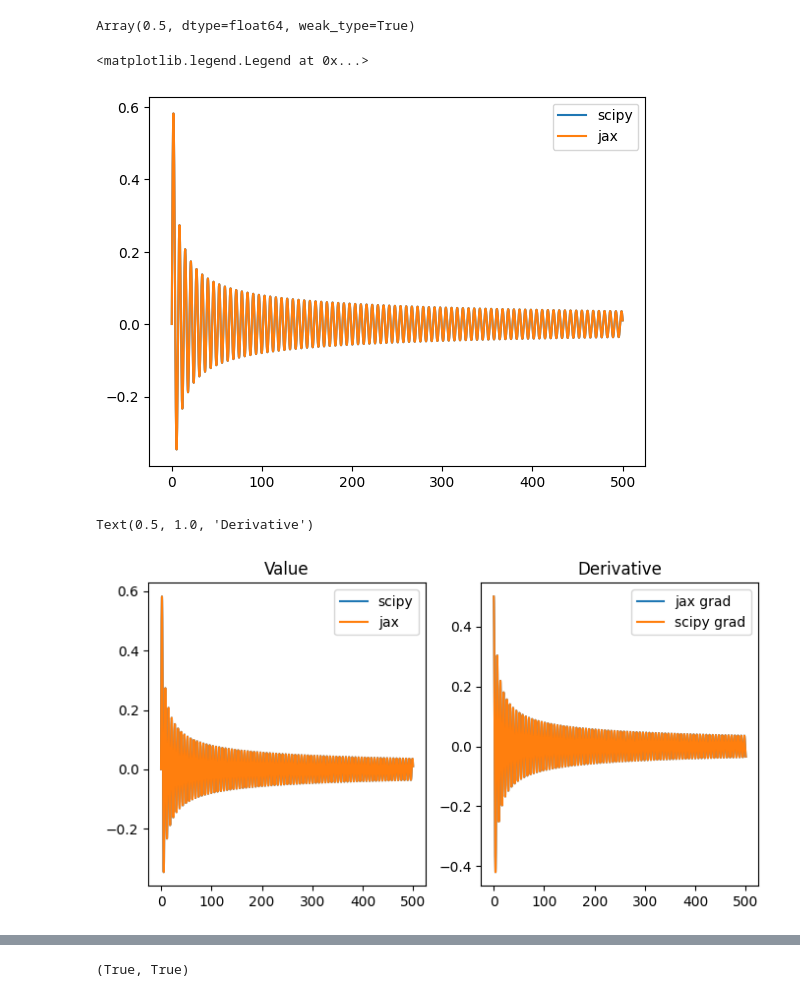
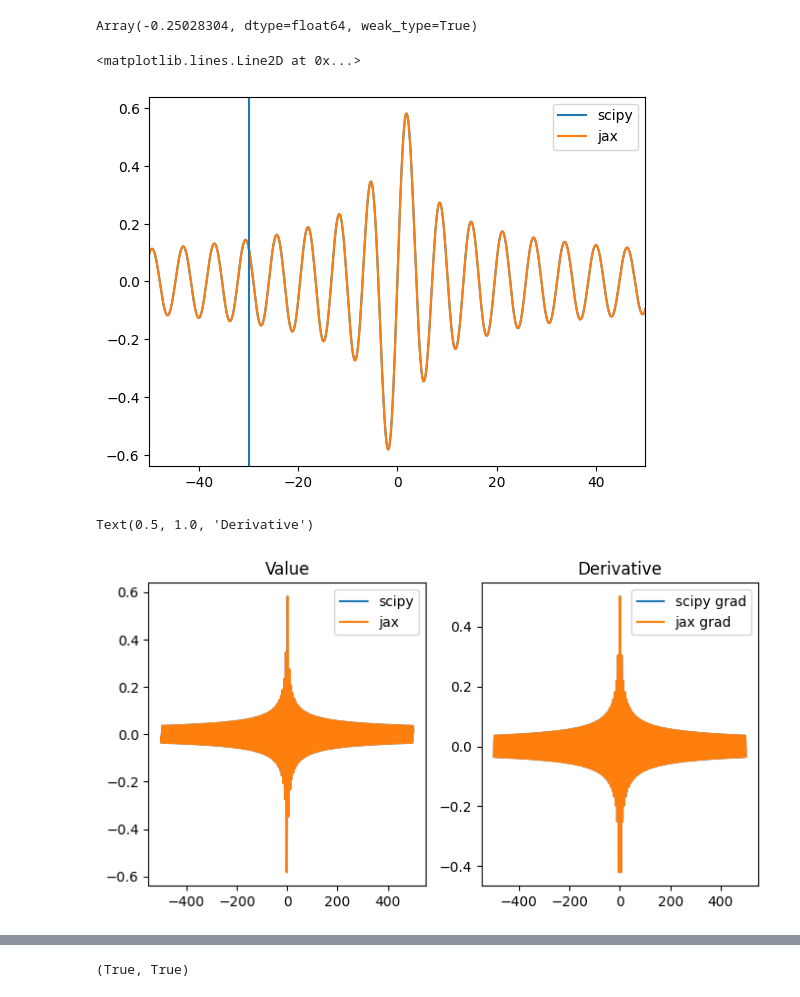
Before and after one commit to benjaminpope/sibylla, a Jupyter notebook: notebooks/bessel_test.ipynb, the cells around one changed output, grey strips where cells are left out. Cells and saved outputs as stored; diff of their text form; code cells hidden in the pictures.

Commit message:
fix bessel function for absolute value of x symmetry

```diff
--- a/notebooks/bessel_test.ipynb
+++ b/notebooks/bessel_test.ipynb
@@ -28,7 +28,8 @@ def beta1(x):
     float
         value of the bessel function
     '''
-    return 1. + 3./16./x**2 -(99./512.)/x**4 + (6597./8192.)/x**6 - (4057965./524288.)/x**8
+
+    return (1. + 3./16./jnp.abs(x)**2 -(99./512.)/jnp.abs(x)**4 + (6597./8192.)/jnp.abs(x)**6 - (4057965./524288.)/jnp.abs(x)**8)
 
 def alpha1(x):
     '''
@@ -44,7 +45,7 @@ def alpha1(x):
     float
         value of the bessel function
     '''
-    return -3./8/x + (21./128.)/x**3 - 1899./5120/x**5 + (543483./229376.)/x**7 - (8027901./262144.)/x**9
+    return -3./8/jnp.abs(x) + (21./128.)/jnp.abs(x)**3 - 1899./5120/jnp.abs(x)**5 + (543483./229376.)/jnp.abs(x)**7 - (8027901./262144.)/jnp.abs(x)**9
 
 def j1_large(x):
     '''
@@ -63,7 +64,7 @@ def j1_large(x):
     '''
 
 
-    return jnp.sqrt(2/np.pi/x)*beta1(x)*jnp.cos(x - (3./4.)*np.pi - alpha1(x))
+    return jnp.sign(x)*(jnp.sqrt(2/np.pi/jnp.abs(x))*beta1(jnp.abs(x))*jnp.cos(jnp.abs(x) - (3./4.)*np.pi - alpha1(jnp.abs(x))))
 
 def j1(x):
     '''
@@ -82,12 +83,13 @@ def j1(x):
     '''
     # use jax to compute the first order bessel function, but for very small values return x
     tol = 1e-4
-    safe = jnp.where(jnp.abs(x)<tol, 5, x) # cast small values to a dummy value that will not give a nan
-    # return jnp.where(x < tol, 0.5*x, bessel_jn(x,v=1,n_iter=24)[1])
-    # write a series of nested where statements that use large n_iter only for large arguments, and at for x>50 it uses j1_large
-    return jnp.where(x<tol, 0.5*x, jnp.where(x < 5., bessel_jn(safe,v=1,n_iter=24)[1],
-            jnp.where(x < 20., bessel_jn(safe,v=1,n_iter=48)[1],
-                jnp.where(x < 30., bessel_jn(safe,v=1,n_iter=64)[1], j1_large(safe)
+    safe = jnp.where(jnp.abs(x)<tol, 5., x) # cast small values to a dummy value that will not give a nan
+
+    # write a series of nested where statements that use large n_iter only for large arguments, and at for x>30 it uses j1_large
+
+    return jnp.where(jnp.abs(x) < tol, 0.5*x, jnp.where(jnp.abs(x) < 5., bessel_jn(safe,v=1,n_iter=24)[1],
+            jnp.where(jnp.abs(x) < 20., bessel_jn(safe,v=1,n_iter=48)[1],
+                jnp.where(jnp.abs(x) < 30., bessel_jn(safe,v=1,n_iter=64)[1], j1_large(safe)
                     ))))
 # %%
 f = jit(vmap(j1))
@@ -103,21 +105,23 @@ x = np.linspace(0,100,1000)
 # %%
-grad(j1)(1e-10) # test good gradients for small values
+grad(j1)(-10.) # test good gradients for small values
 # %% [output]
-Array(0.5, dtype=float64, weak_type=True)
+Array(-0.25028304, dtype=float64, weak_type=True)
 # %%
-x = np.linspace(0.001, 500, 10000)
+x = np.linspace(-500, 500, 10000)
 
 y = jv(1, x)
 yy = j1(x)
-yy_large = j1_large(x)
+# yy_large = j1_large(x)
 gg = gs(x)
 plt.plot(x, y, label="scipy")
 plt.plot(x, yy, label="jax")
 # plt.plot(x, yy_large, label="jax large")
 plt.legend()
+plt.xlim(-50,50)
+plt.axvline(-30)
 # %% [output]
-<matplotlib.legend.Legend at 0x...>
+<matplotlib.lines.Line2D at 0x...>
-[figure, old version]
+[figure, new version]
 # %%
 ## do the plot of the value and the derivative, in subplots (1,2)
 fig, (ax1, ax2) = plt.subplots(1, 2, figsize=(8, 4),sharex=True)
@@ -127,15 +131,16 @@ ax1.plot(x, yy, label="jax")
 ax1.legend()
 ax1.set_title('Value')
 
+gscipy = 0.5 * (jv(0, x) - jv(2, x))
+ax2.plot(x, gscipy, label="scipy grad")
 ax2.plot(x, gg, label="jax grad")
 gscipy = 0.5 * (jv(0, x) - jv(2, x))
-ax2.plot(x, gscipy, label="scipy grad")
 ax2.legend()
 ax2.set_title("Derivative")
 # ax1.set_xlim(0, 25)
 # %% [output]
 Text(0.5, 1.0, 'Derivative')
-[figure, old version]
+[figure, new version]
 # %%
 ## do the plot of the value and the derivative, in subplots (1,2)
 fig, (ax1, ax2) = plt.subplots(1, 2, figsize=(8, 4),sharex=True)
```
Also changed, not shown: parts of 2 cells of this notebook.
